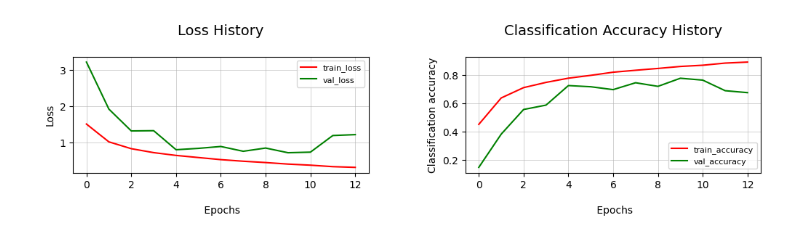
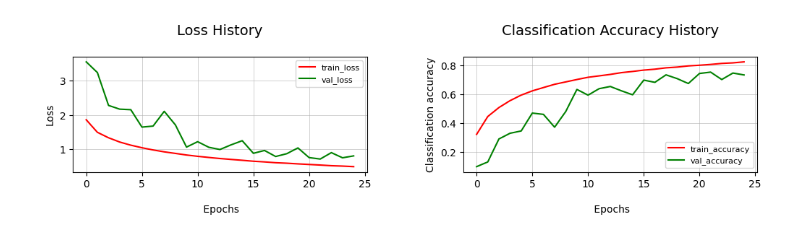
Before and after one commit to LM1997610/NeuralNetworks, a Jupyter notebook: HW_1_NN.ipynb, the cells around one changed output. Drawn from its saved outputs; the diff is of its cells as text; code cells hidden in the pictures.

```diff
--- a/HW_1_NN.ipynb
+++ b/HW_1_NN.ipynb
@@ -26,7 +32,7 @@ def add_conv_block(model, n_filters):
 
   return model
 # %%
-hidden_layers =  [128, 512, 512, 512, 512]
+hidden_layers =  [128, 256, 512, 512, 512]
 
 model = keras.Sequential()
 
@@ -42,12 +48,15 @@ model.build(input_shape=(256, 32,32,3))
 # %%
 cross_entropy = keras.losses.SparseCategoricalCrossentropy(from_logits=True)
 accuracy = keras.metrics.SparseCategoricalAccuracy()
-opt = keras.optimizers.Adam()
+opt = keras.optimizers.Adam(learning_rate=0.0001, weight_decay=0.001)
+# %%
+callb = [tf.keras.callbacks.TerminateOnNaN(),
+         #tf.keras.callbacks.EarlyStopping( patience=5, restore_best_weights=True, verbose=1),
+         tf.keras.callbacks.TensorBoard(log_dir="logs", update_freq = 50 )]
 # %%
 model.compile(optimizer= opt,
               loss = cross_entropy,
-              metrics = ["accuracy"])
+              metrics = accuracy)
 
-history = model.fit(train_images, train_labels, epochs=13,
-                    validation_data=(test_images, test_labels), batch_size = 200 )
+history = model.fit(a, epochs=25, validation_data=b, callbacks=callb )
 # %% [output]
@@ -75,33 +84,33 @@ test_loss, test_acc = model.evaluate(test_images,  test_labels, verbose=2)
 # %%
 
 fig, ax = plt.subplots(1, 2, figsize=(11, 3))
 fig.tight_layout(pad=4, w_pad = 6.5)
 
 ax[0].plot(history.history['loss'], label='train_loss', color = "red")
 ax[0].plot(history.history['val_loss'], label='val_loss', color = "green")
 
 ax[0].set_title('Loss History\n', fontsize=14)
 ax[0].set_xlabel('\n Epochs')
 ax[0].set_ylabel('Loss')
 #ax[0].set_xticks(list(range(1, num_epochs+1, 3)))
 ax[0].grid(linewidth=0.4)
 ax[0].legend(loc="best", prop={'size': 8})
 
 
-ax[1].plot(history.history['accuracy'], label='train_accuracy', color = "red")
-ax[1].plot(history.history['val_accuracy'], label = 'val_accuracy', color = "green")
+ax[1].plot(history.history['sparse_categorical_accuracy'], label='train_accuracy', color = "red")
+ax[1].plot(history.history['val_sparse_categorical_accuracy'], label = 'val_accuracy', color = "green")
 ax[1].set_title('Classification Accuracy History\n', fontsize=14)
 ax[1].set_xlabel('\n Epochs')
 ax[1].set_ylabel('Classification accuracy')
 ax[1].grid(linewidth=0.4)
 
 #ax[1].set_xticks(list(range(1, num_epochs+1, 3)))
 ax[1].legend(loc ="lower right", prop={'size': 8})
 
 #plt.savefig("history_plot.png")
 plt.show()
 # %% [output]
-[figure, old version]
+[figure, new version]
 # %%
 cifar10_class_names = {0: "Plane", 1: "Car", 2: "Bird", 3: "Cat", 4: "Deer",
                        5: "Dog", 6: "Frog", 7: "Horse", 8: "Boat", 9: "Truck"}
```
Also changed, not shown: parts of 7 cells of this notebook.
